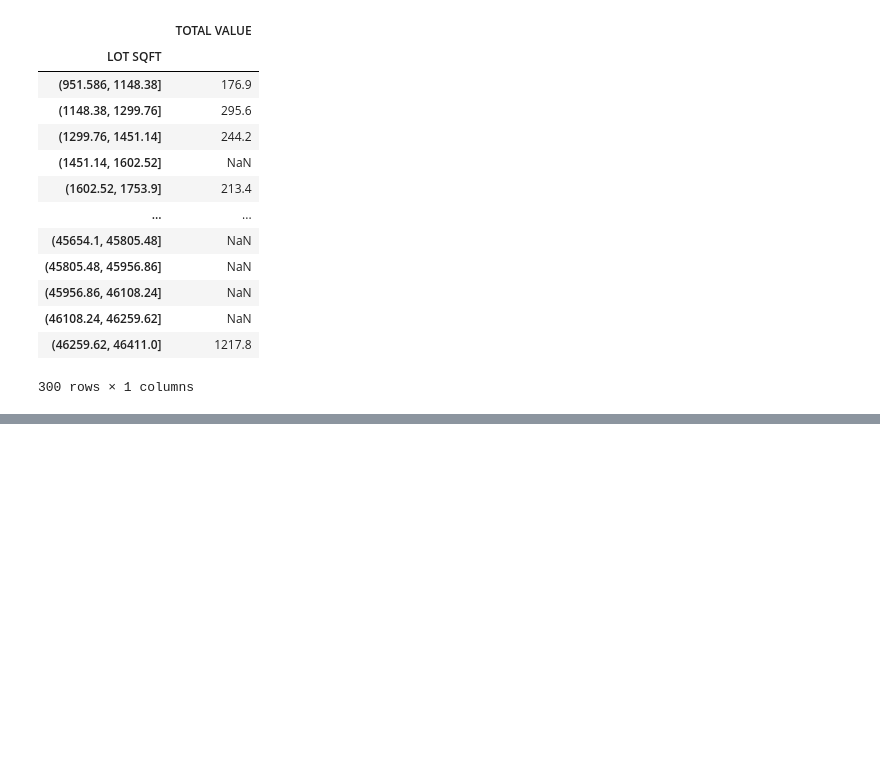
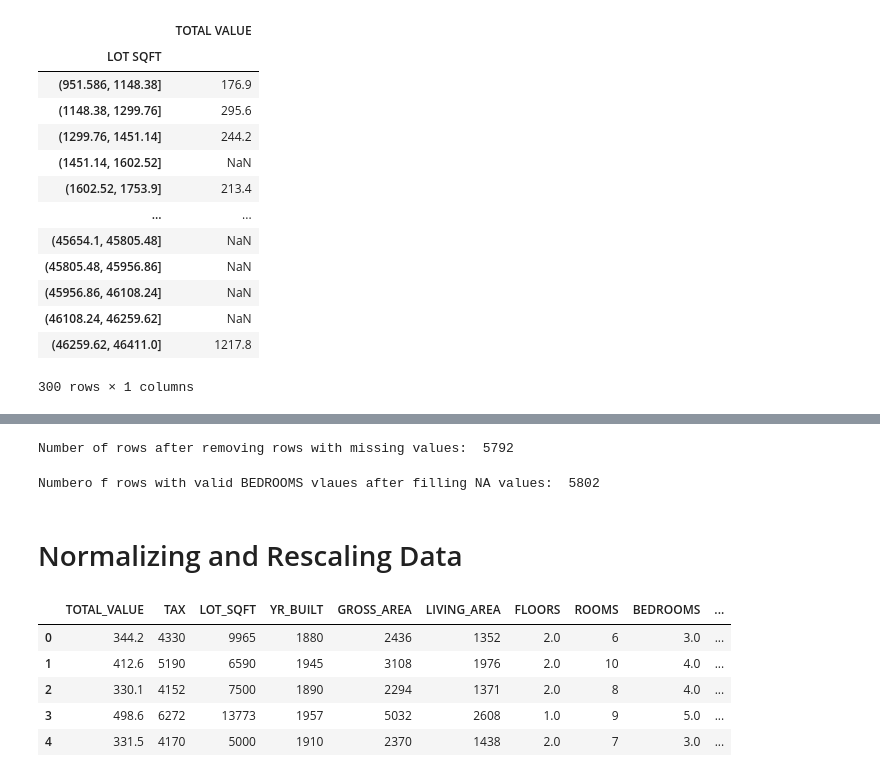
Before and after one commit to brandon-setegn/data-mining-business-analytics, a Jupyter notebook: west-roxbury-home-values.ipynb, the cells around one changed output, grey strips where cells are left out. Drawn from its saved outputs; the diff is of its cells as text; code cells hidden in the pictures; blank space fills up the shorter version.

```diff
--- a/west-roxbury-home-values.ipynb
+++ b/west-roxbury-home-values.ipynb
@@ -95,0 +131,5 @@ housing_df.head()
+# %%
+# REMODEL needs to be converted to a categorical variable
+housing_df.REMODEL = housing_df.REMODEL.astype('category')
+print(housing_df.REMODEL.cat.categories)
+housing_df.REMODEL.dtype
@@ -95,0 +139,5 @@ housing_df.head()
+# %%
+# use drop_first=TRUE to drop the first dummy variable
+housing_df = pd.get_dummies(housing_df, prefix_sep='_', drop_first=True)
+print(housing_df.columns)
+housing_df.loc[:, 'REMODEL_Old':'REMODEL_Recent'].head(5)
@@ -95,0 +157,5 @@ housing_df.head()
+# %%
+# To illustrate missing data procedures, we first convert a few entries for bedrooms to NA's.  Then we impute these missing values using the median of the ramining values.
+missingRows = housing_df.sample(10)
+housing_df.loc[missingRows.index, 'BEDROOMS'] = np.nan
+housing_df.loc[missingRows.index, 'BEDROOMS']
@@ -95,0 +174,26 @@ housing_df.head()
+# %%
+# Remove rows with missing values
+reduced_df = housing_df.dropna()
+print('Number of rows after removing rows with missing values: ', len(reduced_df))
+# %% [output]
+Number of rows after removing rows with missing values:  5792
+# %%
+# Replace the missing values using the median of the remaining values
+medianBedrooms = housing_df.BEDROOMS.median()
+housing_df.BEDROOMS = housing_df.BEDROOMS.fillna(medianBedrooms)
+print('Number of rows with valid BEDROOMS vlaues after filling NA values: ', housing_df['BEDROOMS'].count())
+# %% [output]
+Numbero f rows with valid BEDROOMS vlaues after filling NA values:  5802
+# %% [markdown]
+# Normalizing and Rescaling Data
+# %%
+from sklearn.preprocessing import MinMaxScaler, StandardScaler
+df = housing_df.copy()
+df.head()
+# %% [output]
+|  | TOTAL_VALUE | TAX | LOT_SQFT | YR_BUILT | GROSS_AREA | LIVING_AREA | FLOORS | ROOMS | BEDROOMS | ... |
+| 0 | 344.2 | 4330 | 9965 | 1880 | 2436 | 1352 | 2.0 | 6 | 3.0 | ... |
+| 1 | 412.6 | 5190 | 6590 | 1945 | 3108 | 1976 | 2.0 | 10 | 4.0 | ... |
+| 2 | 330.1 | 4152 | 7500 | 1890 | 2294 | 1371 | 2.0 | 8 | 4.0 | ... |
+| 3 | 498.6 | 6272 | 13773 | 1957 | 5032 | 2608 | 1.0 | 9 | 5.0 | ... |
+| 4 | 331.5 | 4170 | 5000 | 1910 | 2370 | 1438 | 2.0 | 7 | 3.0 | ... |
```
Also changed, not shown: parts of 15 cells of this notebook.
